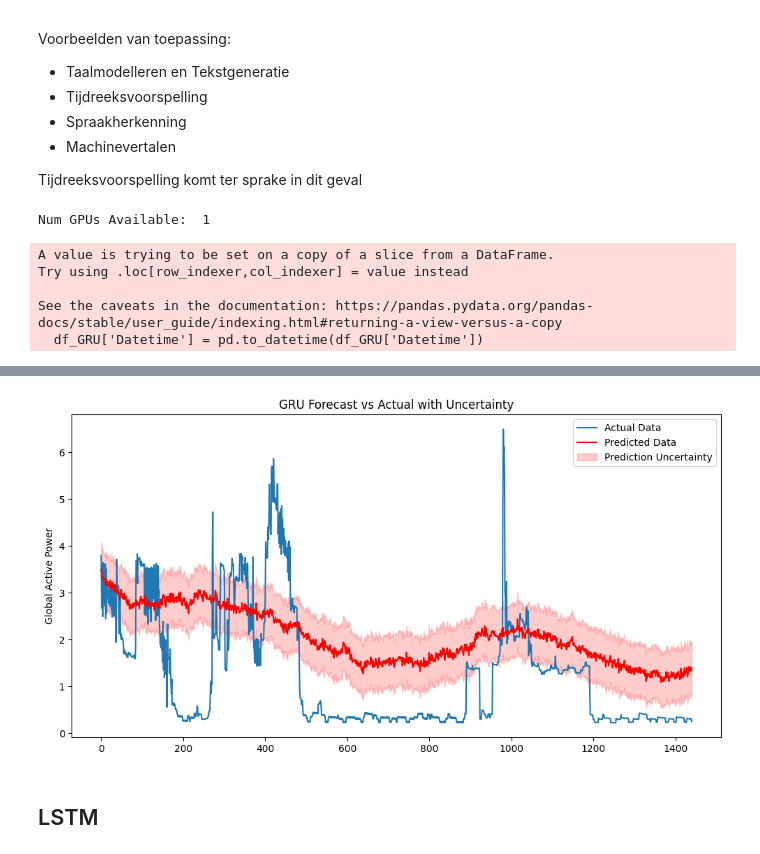
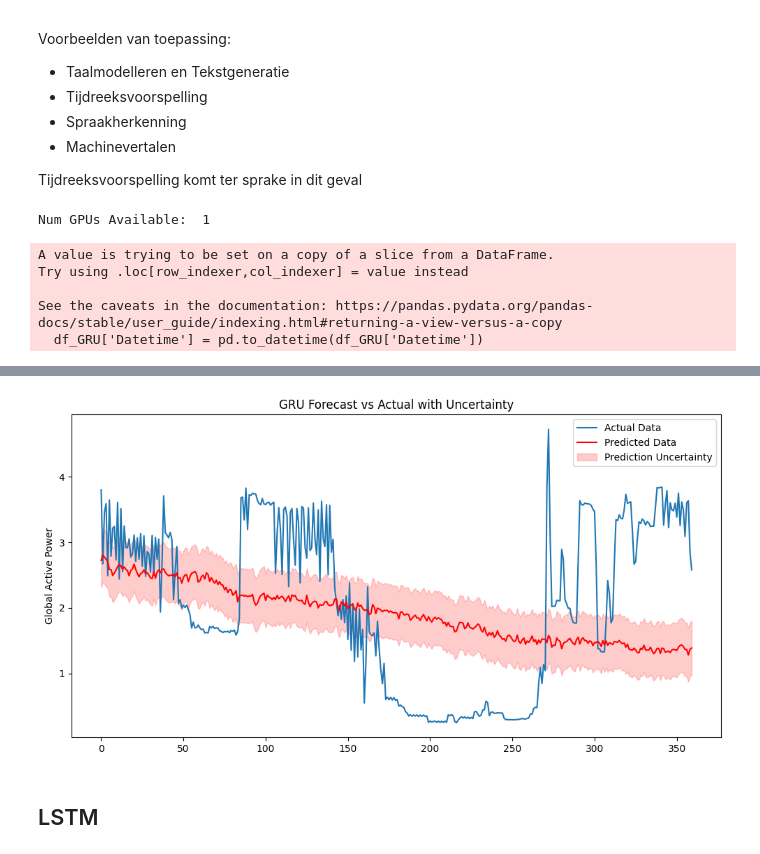
Before and after one commit to Ozziehman/Energiescan, a Jupyter notebook: household_power_consumption_models.ipynb, the cells around one changed output, grey strips where cells are left out. Saved outputs shown, nothing was run; the diff lists cells and outputs as text; code cells hidden in the pictures.

```diff
--- a/household_power_consumption_models.ipynb
+++ b/household_power_consumption_models.ipynb
@@ -365,7 +365,7 @@ from sklearn.preprocessing import MinMaxScaler
 from sklearn.metrics import mean_squared_error
 
 n_sequence_past = 1440  # minutes N sequence
-n_ahead_prediction = 1440  # minutes N ahead
+n_ahead_prediction = 360  # minutes N ahead
 
 # Load the data
 df_GRU = pd.read_csv('core/static/data/household_power_consumption_datetime_processed.csv', sep=',', low_memory=False)
@@ -448,3 +448,3 @@ Mean Squared Error: 1.061050274798804
-[figure, old version]
+[figure, new version]
 # %% [markdown]
 ## LSTM
```
Also changed, not shown: parts of 1 cell of this notebook.
